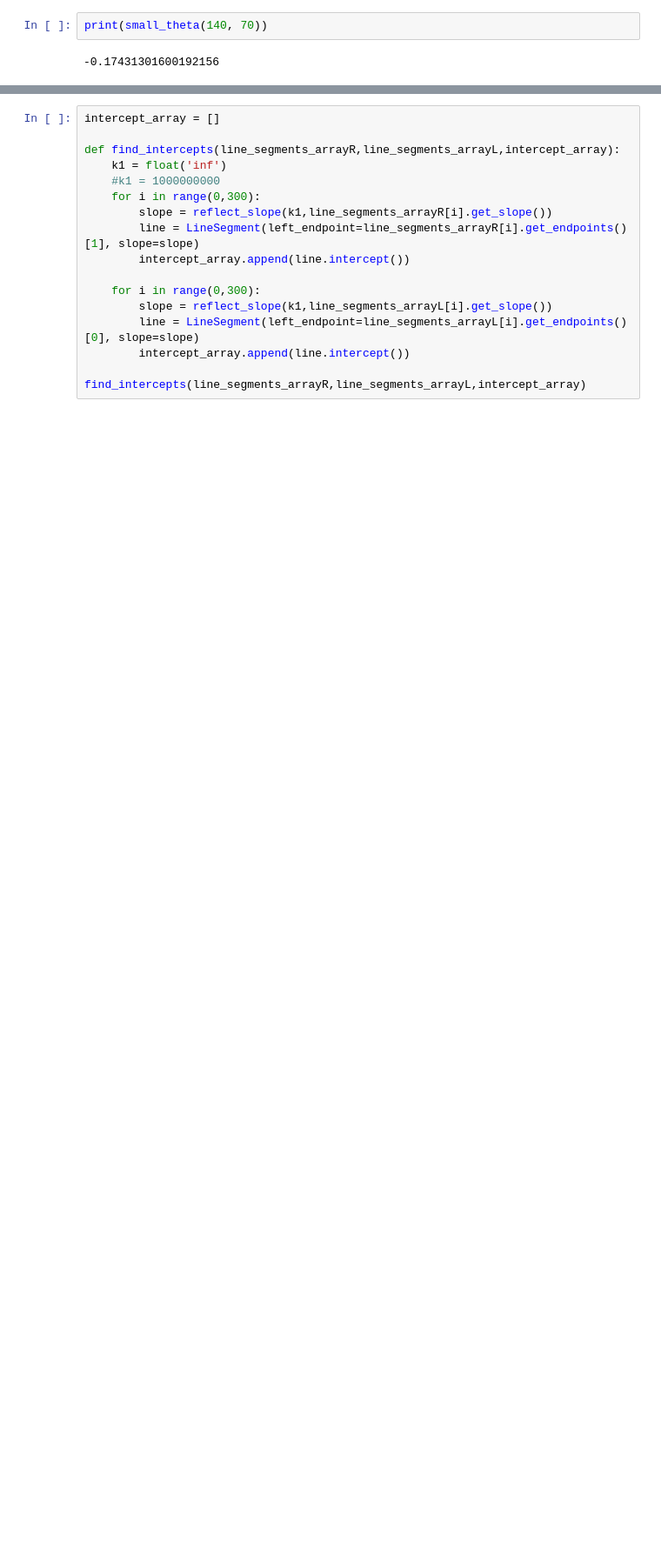
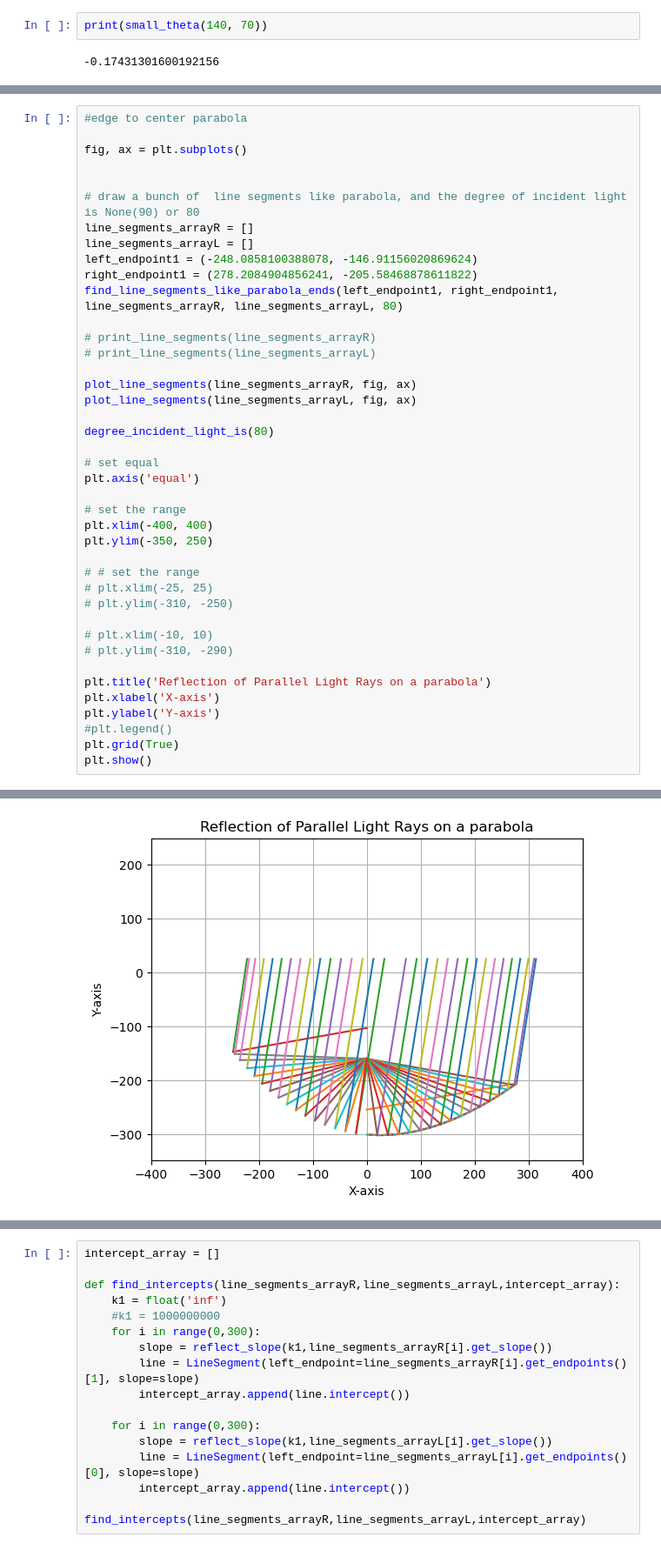
Before and after one commit to xiuxiua8/MCM_ProblemA, a Jupyter notebook: draw.ipynb, the cells around one changed output, grey strips where cells are left out. Shown at 87% size. Cells and saved outputs as stored; diff of their text form; blank space fills up the shorter version.

```diff
--- a/draw.ipynb
+++ b/draw.ipynb
@@ -416,0 +489,42 @@ plt.show()
+# %%
+#edge to center parabola
+
+fig, ax = plt.subplots()
+
+
+# draw a bunch of  line segments like parabola, and the degree of incident light is None(90) or 80
+line_segments_arrayR = []
+line_segments_arrayL = []
+left_endpoint1 = (-248.0858100388078, -146.91156020869624)
+right_endpoint1 = (278.2084904856241, -205.58468878611822)
+find_line_segments_like_parabola_ends(left_endpoint1, right_endpoint1, line_segments_arrayR, line_segments_arrayL, 80)
+
+# print_line_segments(line_segments_arrayR)
+# print_line_segments(line_segments_arrayL)
+
+plot_line_segments(line_segments_arrayR, fig, ax)
+plot_line_segments(line_segments_arrayL, fig, ax)
+
+degree_incident_light_is(80)
+
+# set equal
+plt.axis('equal')
+
+# set the range
+plt.xlim(-400, 400)
+plt.ylim(-350, 250)
+
+# # set the range
+# plt.xlim(-25, 25)
+# plt.ylim(-310, -250)
+
+# plt.xlim(-10, 10)
+# plt.ylim(-310, -290)
+
+plt.title('Reflection of Parallel Light Rays on a parabola')
+plt.xlabel('X-axis')
+plt.ylabel('Y-axis')
+#plt.legend()
+plt.grid(True)
+plt.show()
+# %% [output]
@@ -416,0 +548 @@ plt.show()
+[figure, added]
```
Also changed, not shown: parts of 10 cells of this notebook.
